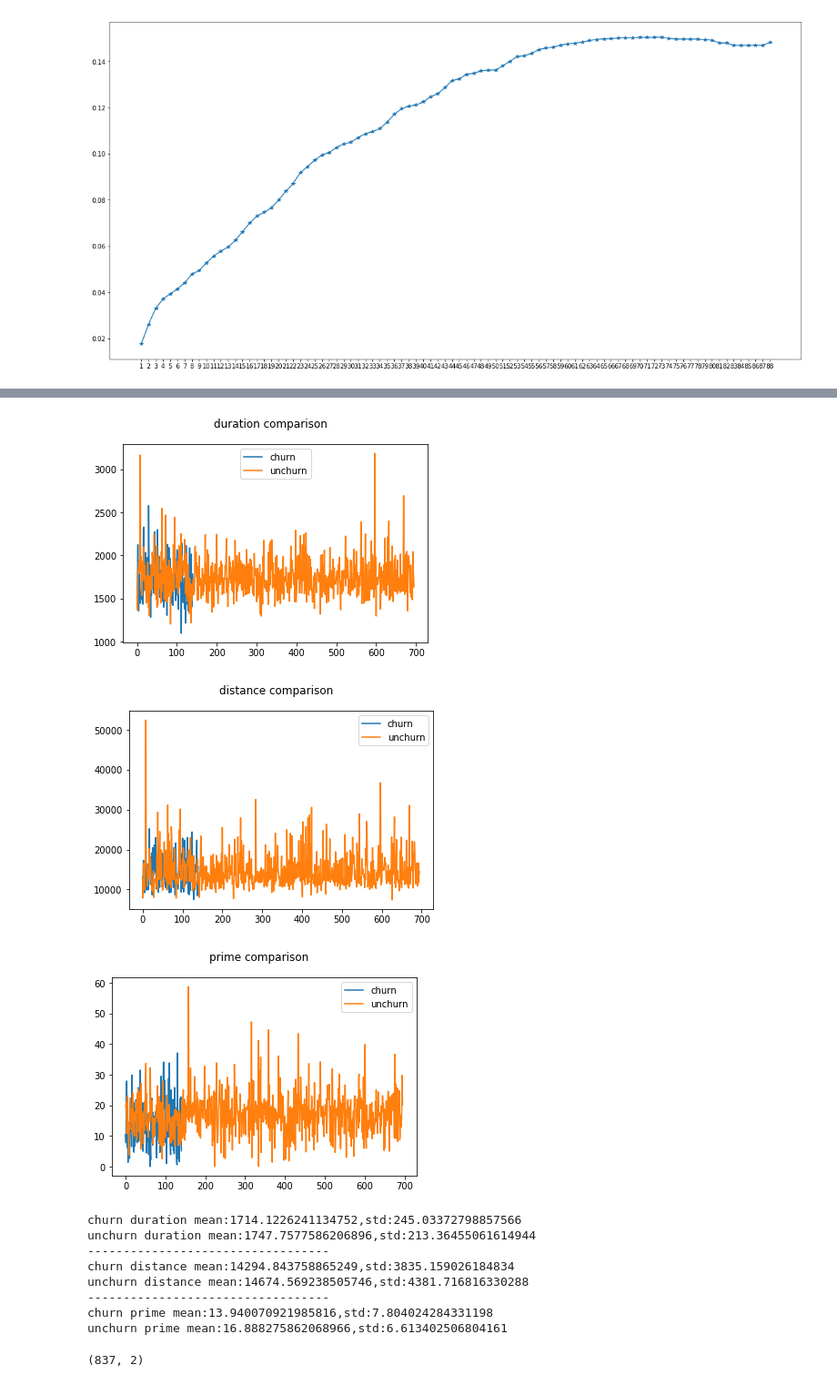
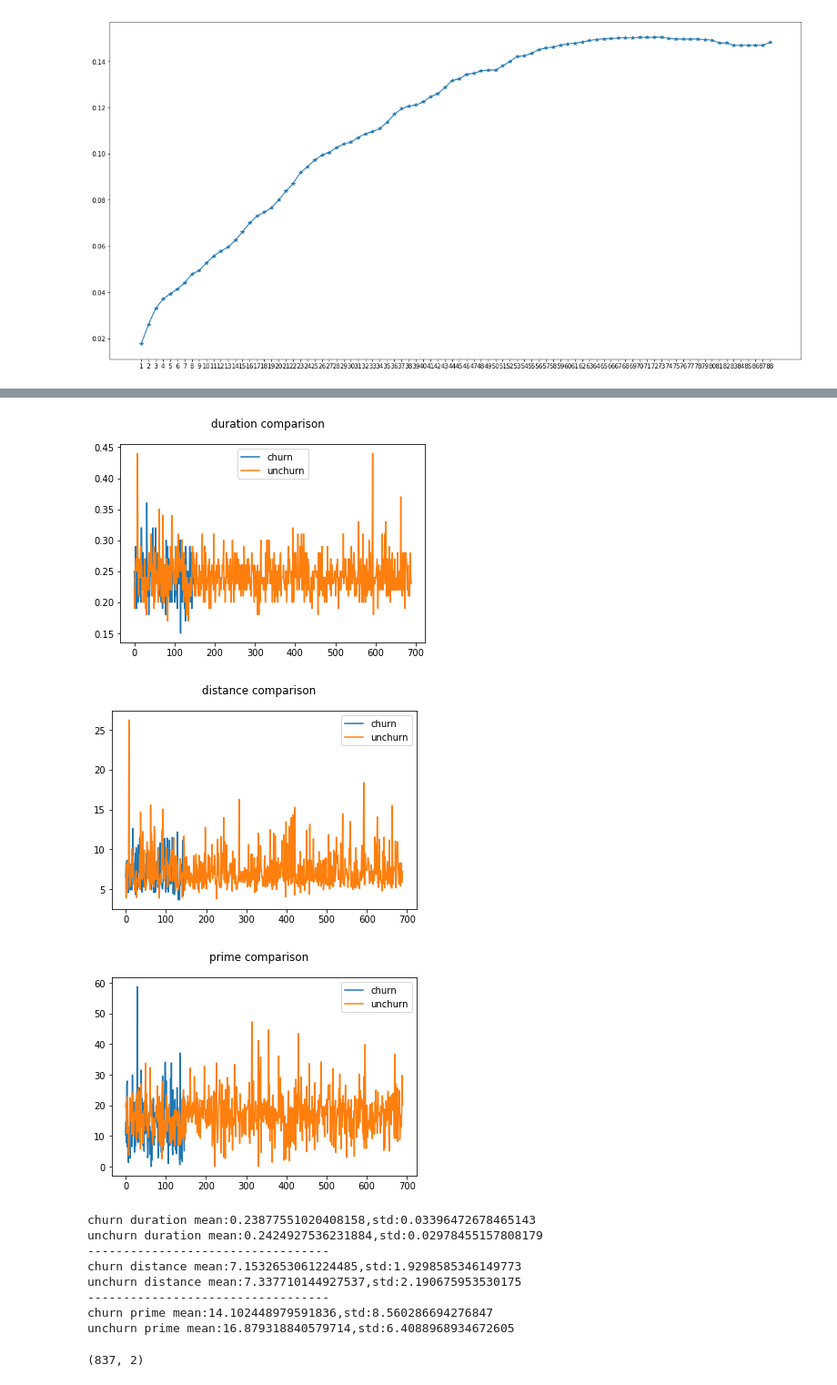
Before and after one commit to Ruijin1988/GIT, a Jupyter notebook: take_home.ipynb, the cells around one changed output, grey strips where cells are left out. Shown at 91% size. Drawn from its saved outputs; the diff is of its cells as text; code cells hidden in the pictures.

```diff
--- a/take_home.ipynb
+++ b/take_home.ipynb
@@ -112,13 +93,13 @@ for elem in driver_ride_id_dict.keys():
             duration_time += items[2]
             distance_time += items[1]
 
-    driver_freq_dict[elem]=[counter,max_range,
+    driver_freq_dict[elem]=[0,0,
                             float(format(counter/max_range,'.2f')),last_to_date,
-                            first_time_range, float(format(ride_duration_sum/counter,'.2f')),
-                            float(format(ride_distance_sum/counter,'.2f')),duration_time,count_one_week,
-                            distance_time/count_one_week,
+                            first_time_range, float(format(ride_duration_sum/counter/3600.0,'.2f')),
+                            float(format(ride_distance_sum/counter/1000.0,'.2f')),duration_time/3600.0/24,0,
+                            distance_time/count_one_week/1000.0,
                             float(format(prime_time_sum/counter,'.2f'))]
 
 #[0:total number of rides, 1:total range of ride, 2:frequent of ride per day, 3:vacum time from last ride,
-# 4:vacum time from on board, 5:mean time per costumer, 6:mean distance per customer, 7:duration_time_within_first_week,
+# 4:vacum time from on board, 5:mean time per costumer (hour), 6:mean distance per customer (km), 7:duration_time_within_first_week,
 # 8: number_of_rides_in_first_week, 9:distance_time_within_first_week, 10:prime_prob]
@@ -145,12 +108,12 @@ driver_freq_dict
 # %%
-# first week drive time and duration
-import numpy as np
-import matplotlib.pyplot as plt
-%matplotlib inline
-duration_list,counts_list=[],[]
-for elem in driver_freq_dict.keys():
-    duration_list.append(driver_freq_dict[elem][7]/3600.0/24.0)
-    counts_list.append(driver_freq_dict[elem][8])
-duration_list = sorted(duration_list)
-x = np.linspace(0, len(duration_list), len(duration_list), endpoint=True)
-plt.plot(duration_list,x)
+# # first week drive time and duration
+# import numpy as np
+# import matplotlib.pyplot as plt
+# %matplotlib inline
+# duration_list,counts_list=[],[]
+# for elem in driver_freq_dict.keys():
+#     duration_list.append(driver_freq_dict[elem][7]/3600.0/24.0)
+#     counts_list.append(driver_freq_dict[elem][8])
+# duration_list = sorted(duration_list)
+# x = np.linspace(0, len(duration_list), len(duration_list), endpoint=True)
+# plt.plot(duration_list,x)
@@ -457,7 +384,8 @@ for counter,elem in enumerate(driver_freq_dict.keys()):
         count_unchurn+=1
         unchurn_index.append(counter)
         Y.append(0)
-
+    driver_freq_dict[elem][crit_item_index_last_range]=0
+    driver_freq_dict[elem][crit_item_index_whole_range]=0
 # insight
 churn_distant_list,churn_duration_list,unchurn_distant_list,unchurn_duration_list=[],[],[],[]
 churn_prime_prob,unchurn_prime_prob = [],[]
@@ -475,44 +403,44 @@ for elem in driver_unchurn_dict.keys():
 fig = plt.figure()
 plt.plot(churn_duration_list,label='churn')
 plt.plot(unchurn_duration_list,label='unchurn')
 fig.suptitle('duration comparison', fontdict={'fontsize': 8, 'fontweight': 'medium'})
 plt.legend()
 plt.show()
 
 fig = plt.figure()
 plt.plot(churn_distant_list,label='churn')
 plt.plot(unchurn_distant_list,label='unchurn')
 fig.suptitle('distance comparison', fontdict={'fontsize': 8, 'fontweight': 'medium'})
 plt.legend()
 plt.show()
 
 fig = plt.figure()
 plt.plot(churn_prime_prob,label='churn')
 plt.plot(unchurn_prime_prob,label='unchurn')
 fig.suptitle('prime comparison', fontdict={'fontsize': 8, 'fontweight': 'medium'})
 plt.legend()
 plt.show()
 
 print('churn duration mean:{},std:{}'.format(np.mean(churn_duration_list),np.std(churn_duration_list)))
 print('unchurn duration mean:{},std:{}'.format(np.mean(unchurn_duration_list),np.std(unchurn_duration_list)))
 print('----------------------------------')
 print('churn distance mean:{},std:{}'.format(np.mean(churn_distant_list),np.std(churn_distant_list)))
 print('unchurn distance mean:{},std:{}'.format(np.mean(unchurn_distant_list),np.std(unchurn_distant_list)))
 print('----------------------------------')
 print('churn prime mean:{},std:{}'.format(np.mean(churn_prime_prob),np.std(churn_prime_prob)))
 print('unchurn prime mean:{},std:{}'.format(np.mean(unchurn_prime_prob),np.std(unchurn_prime_prob)))
 # %% [output]
-[figure, old version]
+[figure, new version]
-[figure, old version]
+[figure, new version]
-[figure, old version]
+[figure, new version]
-churn duration mean:1714.1226241134752,std:245.03372798857566
-unchurn duration mean:1747.7577586206896,std:213.36455061614944
+churn duration mean:0.23877551020408158,std:0.03396472678465143
+unchurn duration mean:0.2424927536231884,std:0.02978455157808179
 ----------------------------------
-churn distance mean:14294.843758865249,std:3835.159026184834
-unchurn distance mean:14674.569238505746,std:4381.716816330288
+churn distance mean:7.1532653061224485,std:1.9298585346149773
+unchurn distance mean:7.337710144927537,std:2.190675953530175
 ----------------------------------
-churn prime mean:13.940070921985816,std:7.804024284331198
-unchurn prime mean:16.888275862068966,std:6.613402506804161
+churn prime mean:14.102448979591836,std:8.560286694276847
+unchurn prime mean:16.879318840579714,std:6.4088968934672605
 # %%
 import numpy as np
 from sklearn.manifold import TSNE
```
Also changed, not shown: parts of 23 cells of this notebook.
